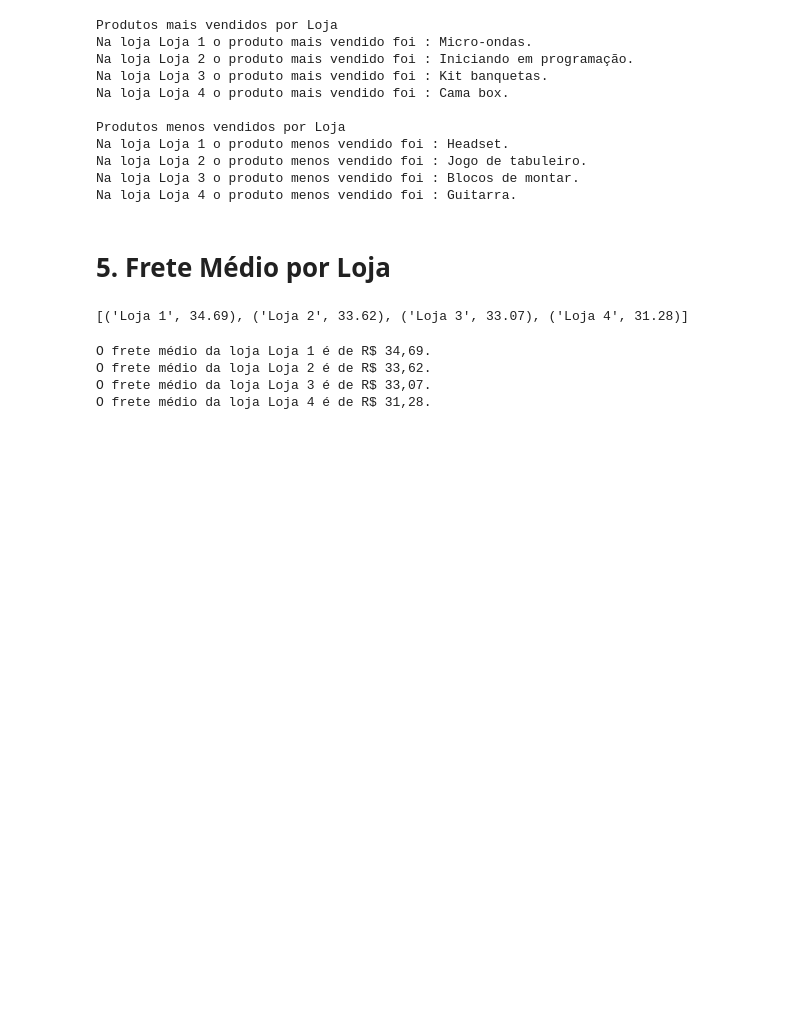
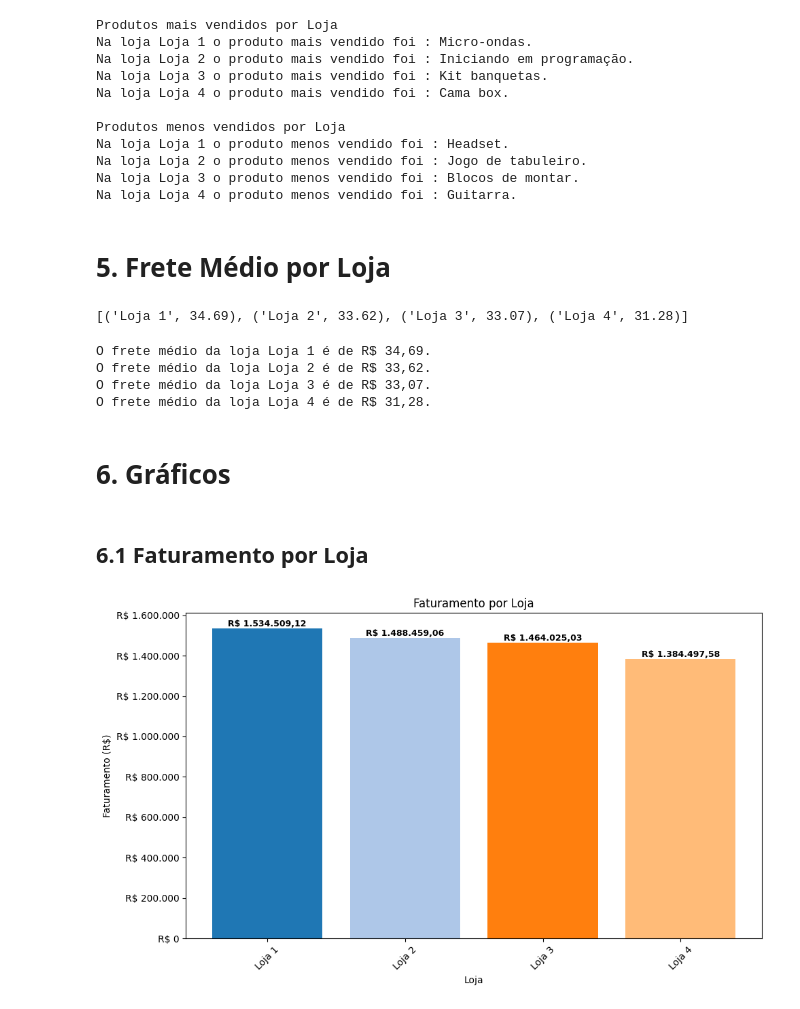
Before and after one commit to rodrigosergiosilva/challenge-alura-store, a Jupyter notebook: AluraStoreBr.ipynb, the cells around one changed output. Cells and saved outputs as stored; diff of their text form; code cells hidden in the pictures; blank space fills up the shorter version.

```diff
--- a/AluraStoreBr.ipynb
+++ b/AluraStoreBr.ipynb
@@ -222,3 +222,5 @@ O frete médio da loja Loja 1 é de R$ 34,69.
 O frete médio da loja Loja 2 é de R$ 33,62.
 O frete médio da loja Loja 3 é de R$ 33,07.
 O frete médio da loja Loja 4 é de R$ 31,28.
+# %% [markdown]
+# 6. Gráficos
@@ -224,0 +231,39 @@ O frete médio da loja Loja 4 é de R$ 31,28.
+# %% [markdown]
+## 6.1 Faturamento por Loja
+# %%
+# Geração de cores diferentes para cada loja usando colormap
+cores = plt.cm.tab20.colors[:len(cabecalho)]  # Usa até 20 cores únicas
+
+# Criação do gráfico de barras com cores diferentes
+plt.figure(figsize=(10, 6))  # Ajuste do tamanho do gráfico
+barras = plt.bar(x=cabecalho, height=faturamento, color=cores)
+
+# Título e rótulos dos eixos
+plt.title("Faturamento por Loja")
+plt.xlabel("Loja")
+plt.ylabel("Faturamento (R$)")
+
+# Formata o eixo Y para valores monetários com separador de milhar
+plt.gca().yaxis.set_major_formatter(
+    ticker.FuncFormatter(lambda x, _: f'R$ {x:,.0f}'.replace(',', 'X').replace('.', ',').replace('X', '.'))
+)
+
+# Adiciona os rótulos de valor em cima de cada barra
+for barra, valor in zip(barras, faturamento):
+    plt.text(
+        barra.get_x() + barra.get_width() / 2,  # Centraliza no topo da barra
+        barra.get_height(),                    # Posição vertical = altura da barra
+        f'R$ {valor:,.2f}'.replace(',', 'X').replace('.', ',').replace('X', '.'),  # Formatação BRL
+        ha='center', va='bottom', fontsize=9, fontweight='bold'
+    )
+
+# Rotaciona os nomes das lojas, se necessário
+plt.xticks(rotation=45)
+
+# Melhora o layout para evitar cortes
+plt.tight_layout()
+
+# Exibe o gráfico
+plt.show()
+# %% [output]
+[figure, added]
```
Also changed, not shown: parts of 9 cells of this notebook.
